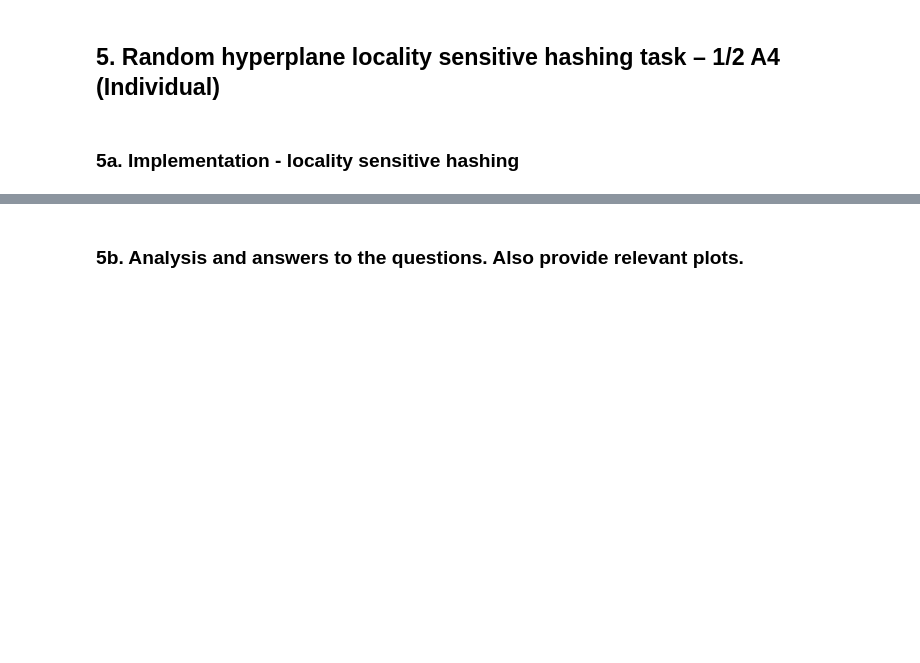
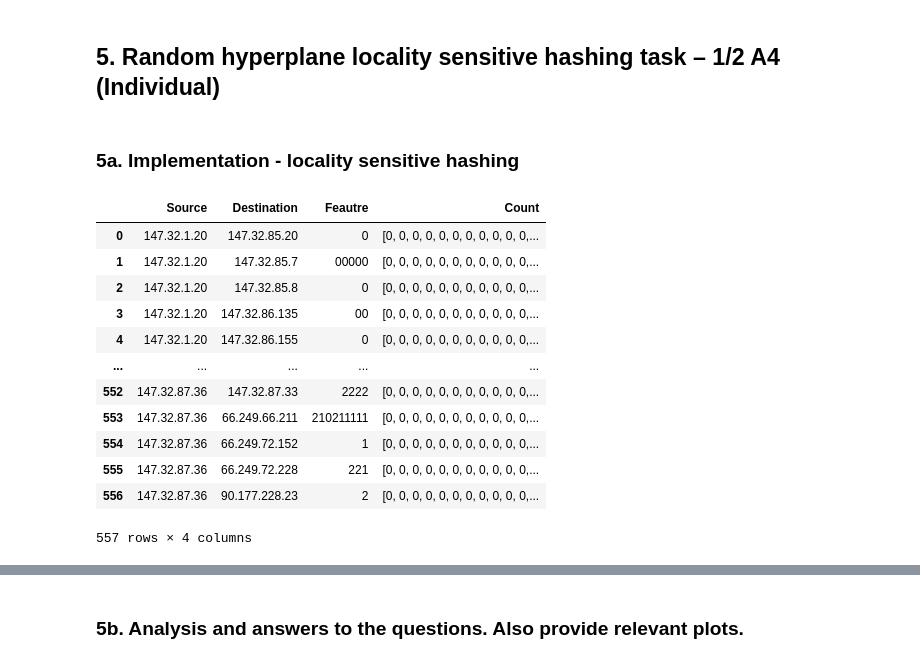
Before and after one commit to Timo9Madrid7/CS4035CyberDataAnalytics, a Jupyter notebook: assignment3/Lab3.ipynb, the cells around one changed output, grey strips where cells are left out. Saved outputs shown, nothing was run; the diff lists cells and outputs as text; code cells hidden in the pictures; blank space fills up the shorter version.

```diff
--- a/assignment3/Lab3.ipynb
+++ b/assignment3/Lab3.ipynb
@@ -326,7 +326,7 @@ for i in ['0', '1', '2']:
 initial_value = np.zeros(3**3).astype(np.int32)
 actual_count = dict(zip(dict_name, initial_value))
 
-for i in range(len(cm_stream)-3):
+for i in range(len(cm_stream)-2):
     temp = concatenate(cm_stream[i:i+3])
     actual_count[temp] += 1
 actual_top10 = sorted(actual_count.items(), key=lambda x:x[1], reverse=True)[:10]
@@ -340,7 +340,7 @@ for h in tqdm(range(1, 10)):
         initHashTable(h, w) # for different combination of width and height
 
         # counting
-        for i in range(len(cm_stream)-3):
+        for i in range(len(cm_stream)-2):
             temp = concatenate(cm_stream[i:i+3])
 #             actual_count[temp] += 1
             addToHash(temp)
@@ -425,3 +425,52 @@ result
 ## 5. Random hyperplane locality sensitive hashing task – 1/2 A4 (Individual)
 # %% [markdown]
 ### 5a. Implementation - locality sensitive hashing
+# %%
+def aggregation():
+    # group by pair of IP-addresses
+    raw = list(source10[['SrcAddr', 'DstAddr', 'feature']].groupby(['SrcAddr', 'DstAddr']))
+    # ip paris address list
+    srcip_list = []
+    dstip_list = []
+    # feature list
+    feature_list = []
+    for i in range(len(raw)):
+        srcip_list.append(raw[i][0][0])
+        dstip_list.append(raw[i][0][1])
+        feat_temp = raw[i][1].feature.values.astype(int).astype(str)
+        string_temp = ''
+        for j in range(len(feat_temp)):
+            string_temp += feat_temp[j]
+        feature_list.append(string_temp)
+
+    return srcip_list, dstip_list, feature_list
+
+alltrigram = []
+for i in ['0', '1', '2']:
+    for j in ['0', '1', '2']:
+        for k in ['0', '1', '2']:
+            alltrigram.append(i+j+k)
+count_index = np.arange(0,len(alltrigram))
+dict_index = dict(zip(alltrigram, count_index))
+# %%
+srcip_list, dstip_list, feature_list = aggregation()
+rh_data = pd.DataFrame()
+rh_data['Source'] = srcip_list
+rh_data["Destination"] = dstip_list
+rh_data["Feautre"] = feature_list
+rh_data['Count'] = [[0]*27 for _ in range(len(rh_data))]
+rh_data
+# %% [output]
+|  | Source | Destination | Feautre | Count |
+| 0 | 147.32.1.20 | 147.32.85.20 | 0 | [0, 0, 0, 0, 0, 0, 0, 0, 0, 0, 0,... |
+| 1 | 147.32.1.20 | 147.32.85.7 | 00000 | [0, 0, 0, 0, 0, 0, 0, 0, 0, 0, 0,... |
+| 2 | 147.32.1.20 | 147.32.85.8 | 0 | [0, 0, 0, 0, 0, 0, 0, 0, 0, 0, 0,... |
+| 3 | 147.32.1.20 | 147.32.86.135 | 00 | [0, 0, 0, 0, 0, 0, 0, 0, 0, 0, 0,... |
+| 4 | 147.32.1.20 | 147.32.86.155 | 0 | [0, 0, 0, 0, 0, 0, 0, 0, 0, 0, 0,... |
+| ... | ... | ... | ... | ... |
+| 552 | 147.32.87.36 | 147.32.87.33 | 2222 | [0, 0, 0, 0, 0, 0, 0, 0, 0, 0, 0,... |
+| 553 | 147.32.87.36 | 66.249.66.211 | 210211111 | [0, 0, 0, 0, 0, 0, 0, 0, 0, 0, 0,... |
+| 554 | 147.32.87.36 | 66.249.72.152 | 1 | [0, 0, 0, 0, 0, 0, 0, 0, 0, 0, 0,... |
+| 555 | 147.32.87.36 | 66.249.72.228 | 221 | [0, 0, 0, 0, 0, 0, 0, 0, 0, 0, 0,... |
+| 556 | 147.32.87.36 | 90.177.228.23 | 2 | [0, 0, 0, 0, 0, 0, 0, 0, 0, 0, 0,... |
+557 rows × 4 columns
```
Also changed, not shown: parts of 11 cells of this notebook.
